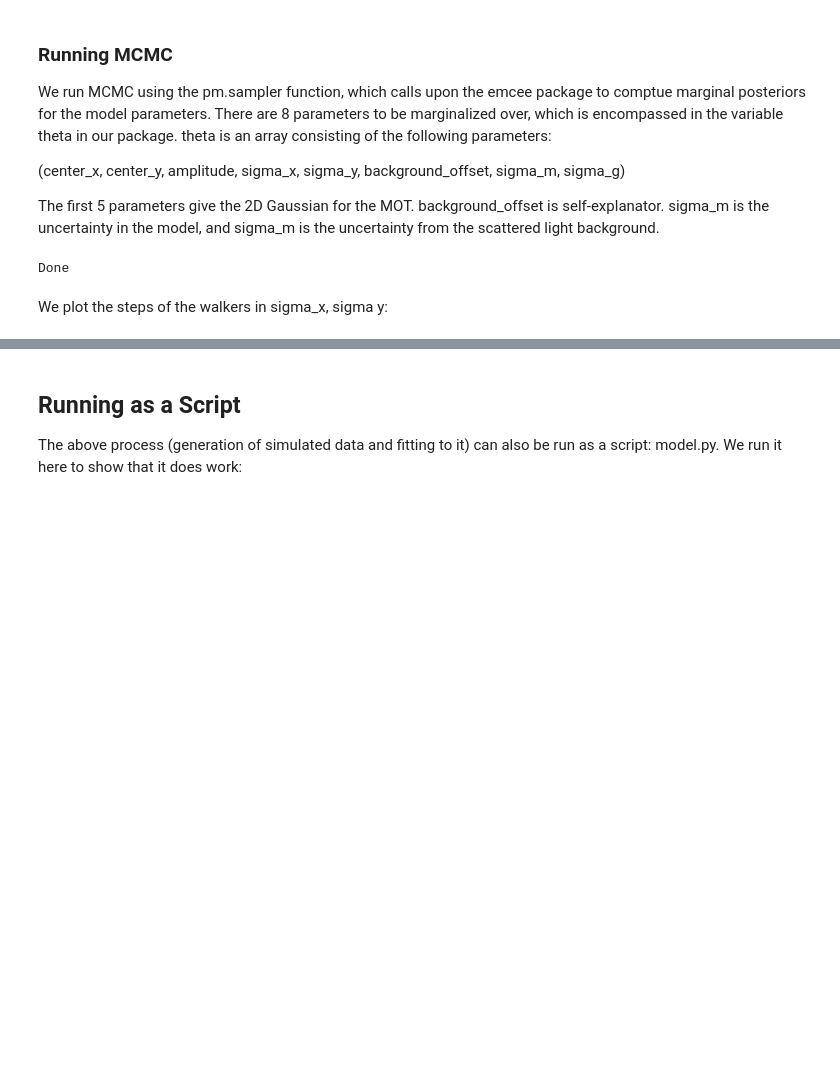
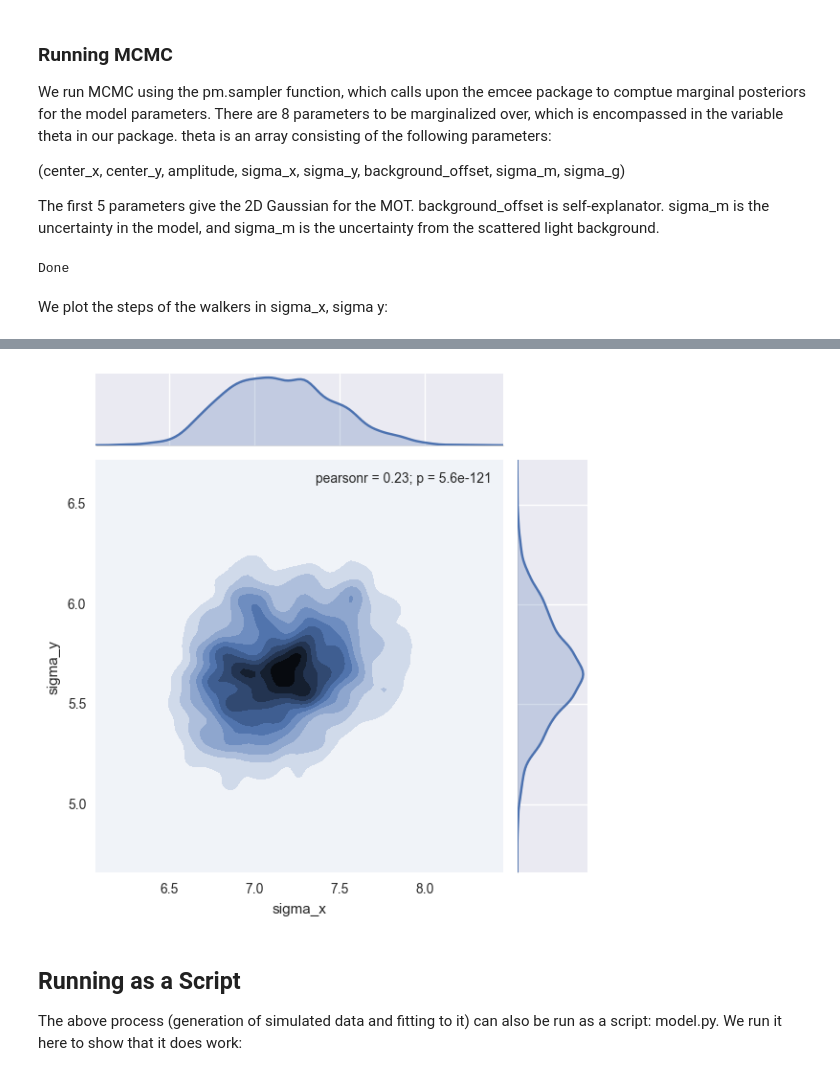
Before and after one commit to phys201/params_MOT, a Jupyter notebook: model_MOT.ipynb, the cells around one changed output, grey strips where cells are left out. Drawn from its saved outputs; the diff is of its cells as text; code cells hidden in the pictures; blank space fills up the shorter version.

```diff
--- a/model_MOT.ipynb
+++ b/model_MOT.ipynb
@@ -172,3 +177,7 @@ print(q)
+# %%
+joint_kde = sns.jointplot(x='sigma_x', y='sigma_y', data=parameter_samples, kind='kde')
+# %% [output]
+[figure, added]
 # %% [markdown]
 ## Running as a Script
 
```
Also changed, not shown: parts of 10 cells of this notebook, 2 other files.
